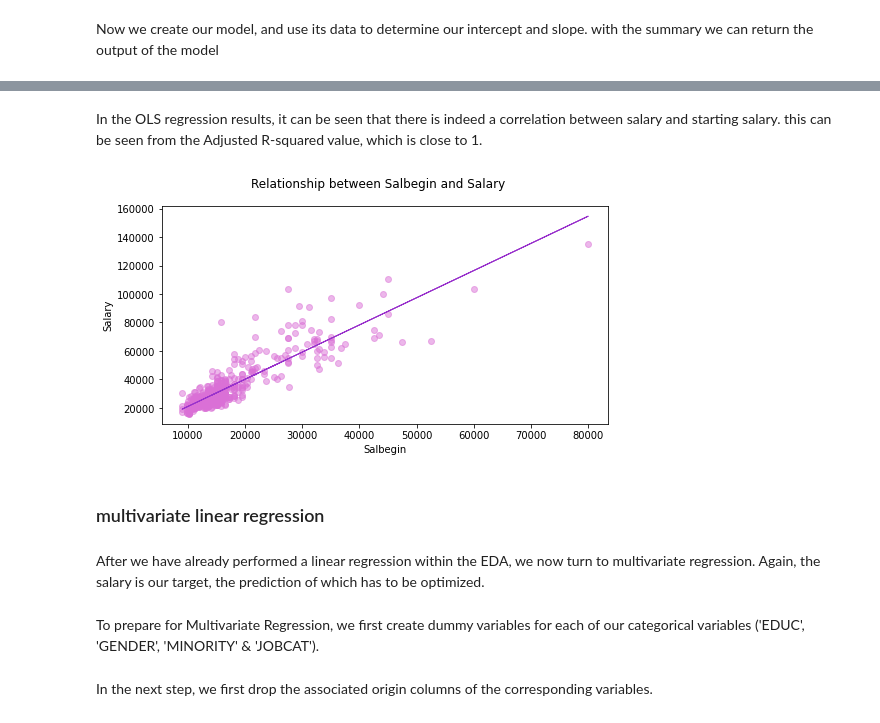
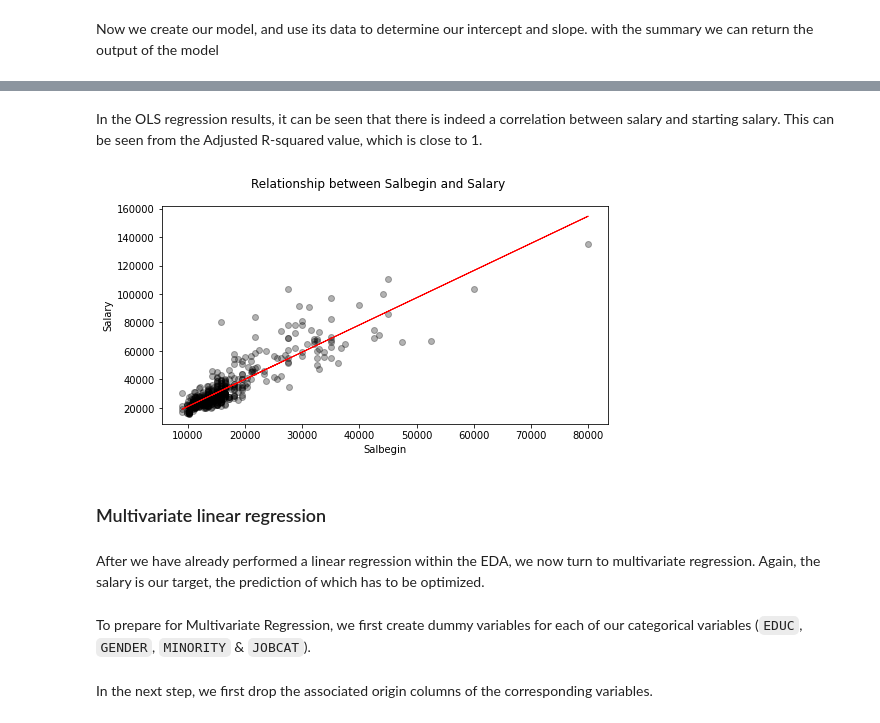
Before and after one commit to mue94/ds-eda-project, a Jupyter notebook: EDA_Project.ipynb, the cells around one changed output, grey strips where cells are left out. Saved outputs shown, nothing was run; the diff lists cells and outputs as text; code cells hidden in the pictures.

```diff
--- a/EDA_Project.ipynb
+++ b/EDA_Project.ipynb
@@ -234,24 +274,24 @@ Notes:
 [2] The condition number is large, 4.47e+04. This might indicate that there are
 strong multicollinearity or other numerical problems.
 # %% [markdown]
-In the OLS regression results, it can be seen that there is indeed a correlation between salary and starting salary. this can be seen from the Adjusted R-squared value, which is close to 1.
+In the OLS regression results, it can be seen that there is indeed a correlation between salary and starting salary. This can be seen from the Adjusted R-squared value, which is close to 1.
 # %%
 intercept, slope = results.params
 # %%
-fig, ax = plt.subplots(figsize=(8, 4))
+fig, ax = plt.subplots(figsize=(8, 4)) #plotting the scatterplot with regression line
 x = df.SALBEGIN
-ax.scatter(x, y, alpha=0.5, color='orchid')
+ax.scatter(x, y, alpha=0.3, color='black')
 fig.suptitle('Relationship between Salbegin and Salary')
-ax.plot(x, x*slope +intercept, '-', color='darkorchid', linewidth=1);
+ax.plot(x, x*slope +intercept, '-', color='red', linewidth=1);
 ax.set_ylabel("Salary");
 ax.set_xlabel("Salbegin");
 # %% [output]
-[figure, old version]
+[figure, new version]
 # %% [markdown]
-### multivariate linear regression
+### Multivariate linear regression
 # %% [markdown]
 After we have already performed a linear regression within the EDA, we now turn to multivariate regression.
 Again, the salary is our target, the prediction of which has to be optimized.
 # %% [markdown]
-To prepare for Multivariate Regression, we first create dummy variables for each of our categorical variables ('EDUC', 'GENDER', 'MINORITY' & 'JOBCAT').
+To prepare for Multivariate Regression, we first create dummy variables for each of our categorical variables (`EDUC`, `GENDER`, `MINORITY` & `JOBCAT`).
 # %%
```
Also changed, not shown: parts of 50 cells of this notebook.
